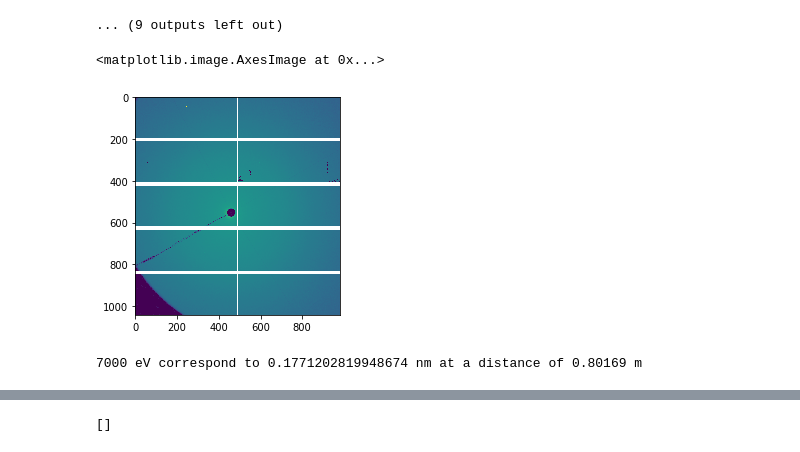
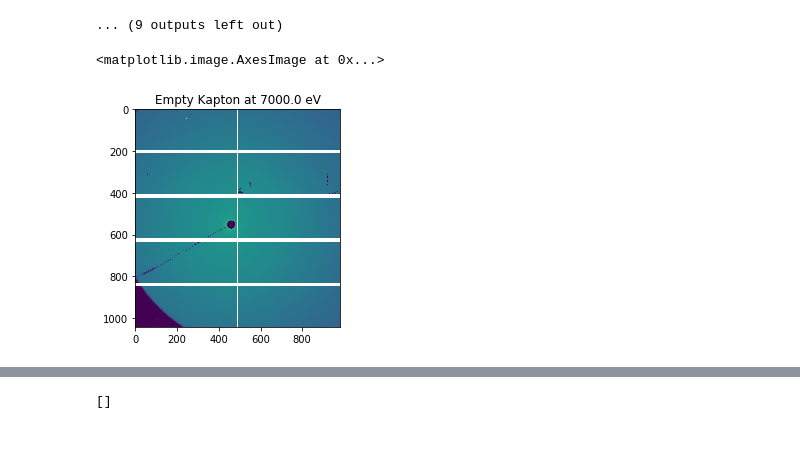
Before and after one commit to EikeGericke/pyASAXS, a Jupyter notebook: ASAXS_DataReduction.ipynb, the cells around one changed output, grey strips where cells are left out. Cells and saved outputs as stored; diff of their text form; code cells hidden in the pictures.

Commit message:
image export

```diff
--- a/ASAXS_DataReduction.ipynb
+++ b/ASAXS_DataReduction.ipynb
@@ -310,12 +310,12 @@ for element in metaFrame.index:
     #I = I * calibrationFactor
     #e = e * calibrationFactor
 
-    plotTirle_str = str(name)+' at '+str(round(energy))+' eV'
+    plotTitle_str = str(name)+' at '+str(round(energy))+' eV'
     fig, ax = plt.subplots()
     e = I * (e/I + image_transmission_deviation/image_transmission)
     ax.fill_between(q, I + scale * e, I - scale * e, alpha=0.5)
     ax.plot(q, I)
-    plt.title(plotTirle_str, fontdict=None, loc='center', pad=None)
+    plt.title(plotTitle_str, fontdict=None, loc='center', pad=None)
     ax.loglog()
 
     correctionFrame = correctionFrame.append({'SampleName_Reduction':name,'Transm':image_transmission, 'TransmDev':image_transmission_deviation,'BackGrTransm':image_transmission_BG,'ReferenceTransm':image_transmission_Ref,'AbsCalibrationFactor':calibrationFactor},ignore_index=True)
@@ -323,10 +323,14 @@ for element in metaFrame.index:
     #ax.imshow(image, norm=LogNorm())
 
     # Save Numpy array to csv with header
-
     save_file_name = pathSave_to1D+os.sep+str(name)+'_'+str(round(energy))+'_eV_Tif_'+str(tifNum)+'.dat'
     np.savetxt(save_file_name, np.column_stack((q, I, e)), delimiter='\t', header='q in nm-1\tI\tpoisson_error')
 
+    # Save image
+    image_object.data = image
+    save_image_name = pathSave_to2D+os.sep+str(name)+'_'+str(round(energy))+'_eV_Tif_'+str(tifNum)+'.edf'
+    image_object.write(save_image_name)
+
 outputFrame = metaFrame.join(correctionFrame)
 # %% [output]
 WARNING:pyFAI.DEPRECATION:Function AzimuthalIntegrator is deprecated since pyFAI version 0.16. Use 'pyFAI.azimuthalIntegrator.AzimuthalIntegrator' instead.
@@ -352,20 +356,9 @@ known 3.705720409 experimental 2710522889.9975567 factor 1.3671607137777538e-09
 ... (9 outputs left out)
 # %%
 fig, ax = plt.subplots()
+plotTitle_str = str(name)+' at '+str(round(energy))+' eV'
+plt.title(plotTitle_str, fontdict=None, loc='center', pad=None)
 ax.imshow(image_Ref, norm=LogNorm())
 # %% [output]
 <matplotlib.image.AxesImage at 0x...>
-[figure, old version]
+[figure, new version]
-# %%
-#x_Center = metaFrame['x_Center'][0]# 456.736 #pix
-#y_Center = 556.579 #pix
-#directBeamDistance = 801.690 #mm
-dist = stDetDist #m
-# give the pixel size in meter
-pixelsize = 172e-6 #m
-energy = 7000 # in eV
-#calculate wavelength, scattering angle and sample to detector distance
-wavelength = con.h * con.c / con.e / energy  # m
-print(energy,'eV correspond to',wavelength*(10**9),'nm','at a distance of',dist,'m')
-# %% [output]
-7000 eV correspond to 0.1771202819948674 nm at a distance of 0.80169 m
```
Also changed, not shown: parts of 3 cells of this notebook, 1 other file.
